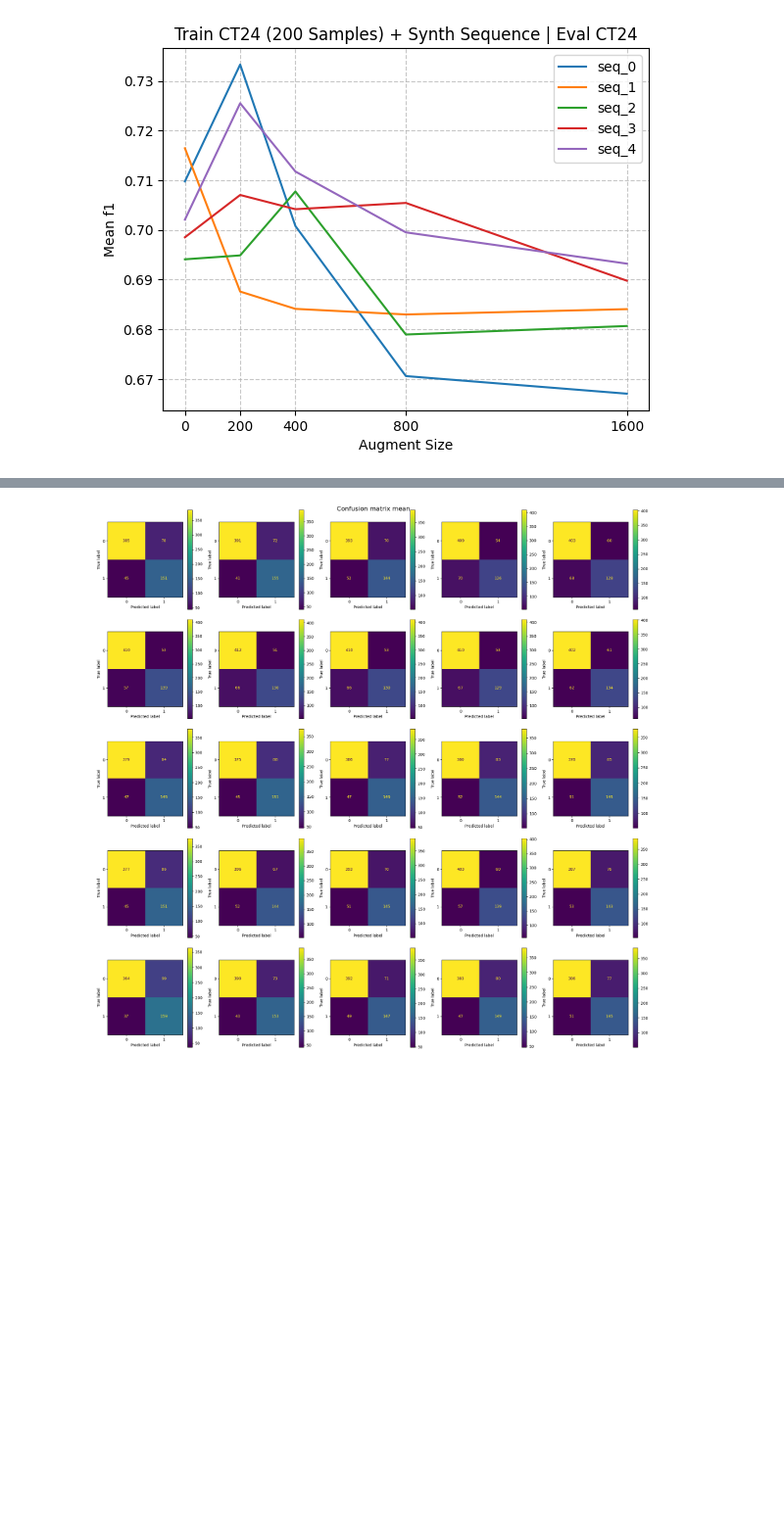
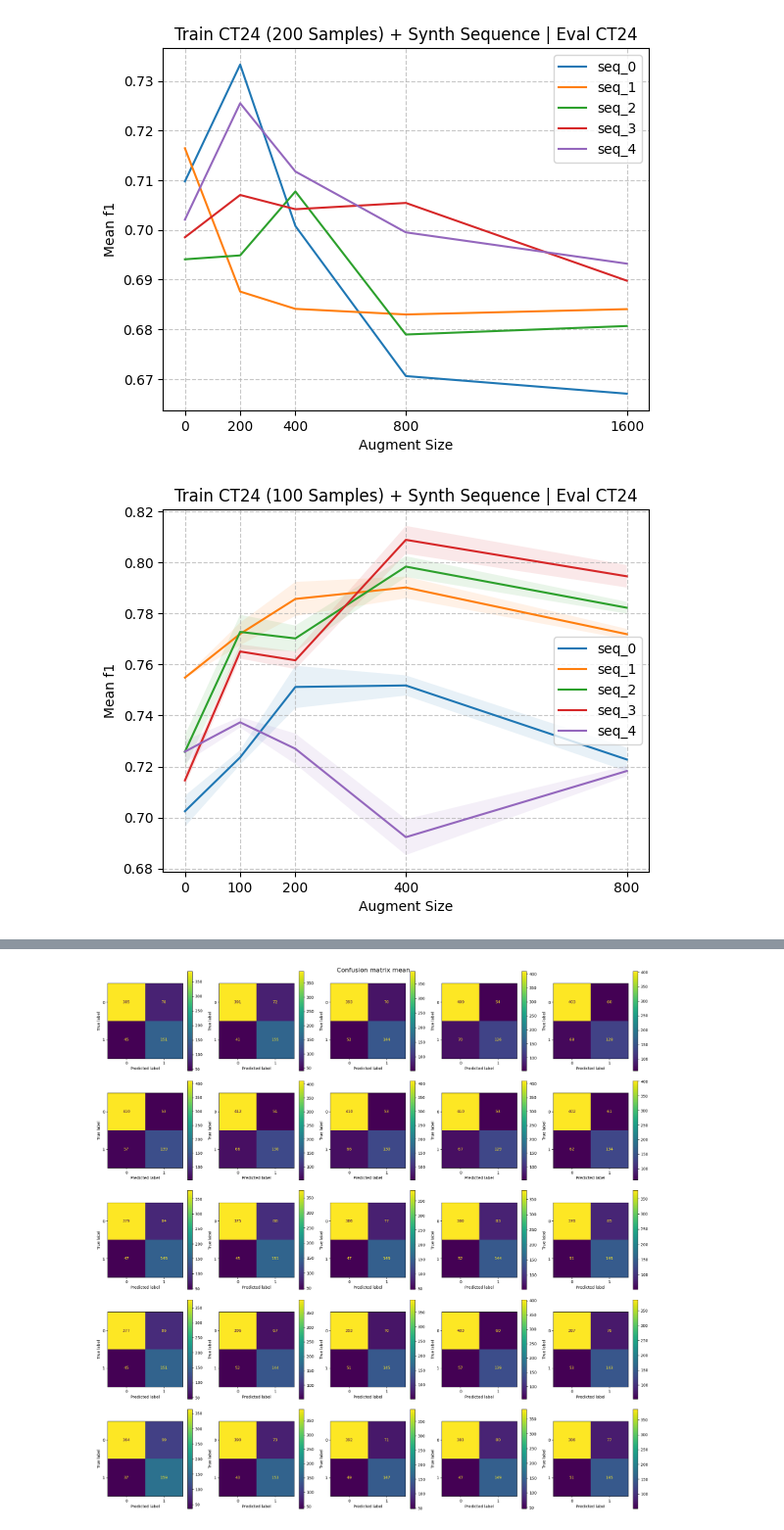
Before and after one commit to BashPrince/thesis, a Jupyter notebook: analysis/analysis.ipynb, the cells around one changed output, grey strips where cells are left out. Shown at 98% size. Drawn from its saved outputs; the diff is of its cells as text; code cells hidden in the pictures; blank space fills up the shorter version.

Commit message:
Adapt analysis Second experiment

```diff
--- a/analysis/analysis.ipynb
+++ b/analysis/analysis.ipynb
@@ -776,31 +771,58 @@ seq_groups = [
             {"run_names": ("ct24_200_synth_seq_0_0_combined_eval", "ct24_200_synth_seq_0_200_combined_eval", "ct24_200_synth_seq_0_400_combined_eval", "ct24_200_synth_seq_0_800_combined_eval", "ct24_200_synth_seq_0_1600_combined_eval"), "plot_name": "seq_0"},
             {"run_names": ("ct24_200_synth_seq_1_0_combined_eval", "ct24_200_synth_seq_1_200_combined_eval", "ct24_200_synth_seq_1_400_combined_eval", "ct24_200_synth_seq_1_800_combined_eval", "ct24_200_synth_seq_1_1600_combined_eval"), "plot_name": "seq_1"},
             {"run_names": ("ct24_200_synth_seq_2_0_combined_eval", "ct24_200_synth_seq_2_200_combined_eval", "ct24_200_synth_seq_2_400_combined_eval", "ct24_200_synth_seq_2_800_combined_eval", "ct24_200_synth_seq_2_1600_combined_eval"), "plot_name": "seq_2"},
             {"run_names": ("ct24_200_synth_seq_3_0_combined_eval", "ct24_200_synth_seq_3_200_combined_eval", "ct24_200_synth_seq_3_400_combined_eval", "ct24_200_synth_seq_3_800_combined_eval", "ct24_200_synth_seq_3_1600_combined_eval"), "plot_name": "seq_3"},
             {"run_names": ("ct24_200_synth_seq_4_0_combined_eval", "ct24_200_synth_seq_4_200_combined_eval", "ct24_200_synth_seq_4_400_combined_eval", "ct24_200_synth_seq_4_800_combined_eval", "ct24_200_synth_seq_4_1600_combined_eval"), "plot_name": "seq_4"},
         ],
         "title": "Train CT24 (200 Samples) + Synth Sequence | Eval CT24",
         "sizes": np.array([0, 200, 400, 800, 1600]),
         "x-label": "Augment Size",
         "std_scale": 0.0
-    }
+    },
+    {
+        "sequences": [
+            {"run_names": ("experiment_001_seq_0_aug_0", "experiment_001_seq_0_aug_100", "experiment_001_seq_0_aug_200", "experiment_001_seq_0_aug_400", "experiment_001_seq_0_aug_800"), "plot_name": "seq_0"},
+            {"run_names": ("experiment_001_seq_1_aug_0", "experiment_001_seq_1_aug_100", "experiment_001_seq_1_aug_200", "experiment_001_seq_1_aug_400", "experiment_001_seq_1_aug_800"), "plot_name": "seq_1"},
+            {"run_names": ("experiment_001_seq_2_aug_0", "experiment_001_seq_2_aug_100", "experiment_001_seq_2_aug_200", "experiment_001_seq_2_aug_400", "experiment_001_seq_2_aug_800"), "plot_name": "seq_2"},
+            {"run_names": ("experiment_001_seq_3_aug_0", "experiment_001_seq_3_aug_100", "experiment_001_seq_3_aug_200", "experiment_001_seq_3_aug_400", "experiment_001_seq_3_aug_800"), "plot_name": "seq_3"},
+            {"run_names": ("experiment_001_seq_4_aug_0", "experiment_001_seq_4_aug_100", "experiment_001_seq_4_aug_200", "experiment_001_seq_4_aug_400", "experiment_001_seq_4_aug_800"), "plot_name": "seq_4"},
+        ],
+        "title": "Train CT24 (100 Samples) + Synth Sequence | Eval CT24",
+        "sizes": np.array([0, 100, 200, 400, 800]),
+        "x-label": "Augment Size",
+        "std_scale": 0.25
+    },
+    {
+        "sequences": [
+            {"run_names": ("experiment_002_seq_0_aug_0", "experiment_002_seq_0_aug_100", "experiment_002_seq_0_aug_200", "experiment_002_seq_0_aug_400", "experiment_002_seq_0_aug_800"), "plot_name": "seq_0"},
+            {"run_names": ("experiment_002_seq_1_aug_0", "experiment_002_seq_1_aug_100", "experiment_002_seq_1_aug_200", "experiment_002_seq_1_aug_400", "experiment_002_seq_1_aug_800"), "plot_name": "seq_1"},
+            {"run_names": ("experiment_002_seq_2_aug_0", "experiment_002_seq_2_aug_100", "experiment_002_seq_2_aug_200", "experiment_002_seq_2_aug_400", "experiment_002_seq_2_aug_800"), "plot_name": "seq_2"},
+            {"run_names": ("experiment_002_seq_3_aug_0", "experiment_002_seq_3_aug_100", "experiment_002_seq_3_aug_200", "experiment_002_seq_3_aug_400", "experiment_002_seq_3_aug_800"), "plot_name": "seq_3"},
+            {"run_names": ("experiment_002_seq_4_aug_0", "experiment_002_seq_4_aug_100", "experiment_002_seq_4_aug_200", "experiment_002_seq_4_aug_400", "experiment_002_seq_4_aug_800"), "plot_name": "seq_4"},
+        ],
+        "title": "Train CT24 (100 Samples) + Topic-Guided Synth Sequence | Eval CT24",
+        "sizes": np.array([0, 100, 200, 400, 800]),
+        "x-label": "Augment Size",
+        "std_scale": 0.25
+    },
 ]
 
 runs_to_linegraphs(seq_groups, metric="f1", load_from_cache=True)
 
 # Check out single sequence
 eval_groups = [
     {
         "runs": [
             {"run_names": "ct24_200_synth_seq_4_0", "plot_name": "synth 0"},
             {"run_names": "ct24_200_synth_seq_4_200", "plot_name": "synth 200"},
             {"run_names": "ct24_200_synth_seq_4_400", "plot_name": "synth 400"},
             {"run_names": "ct24_200_synth_seq_4_800", "plot_name": "synth 800"},
             {"run_names": "ct24_200_synth_seq_4_1600", "plot_name": "synth 1600"},
         ],
         "title": "Train CT24 + Synth Sequence 4 | Eval CT24",
     }
 ]
 #runs_to_f1_stripplots(eval_groups, load_from_cache=True)
 # %% [output]
 [figure]
+[figure, added]
```
Also changed, not shown: parts of 2 cells of this notebook, 1 other file.
